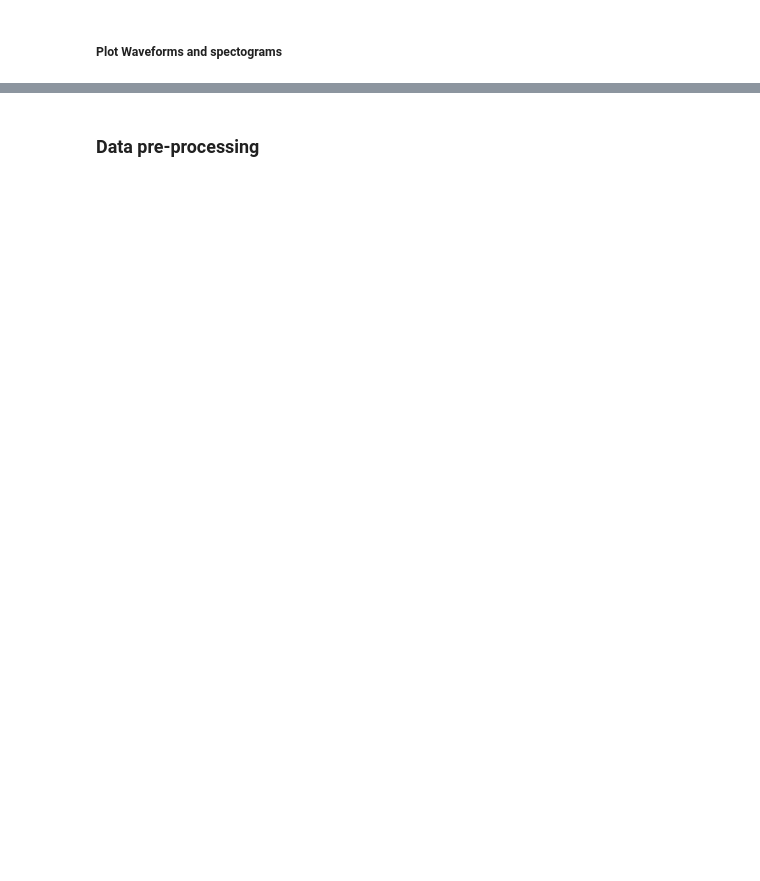
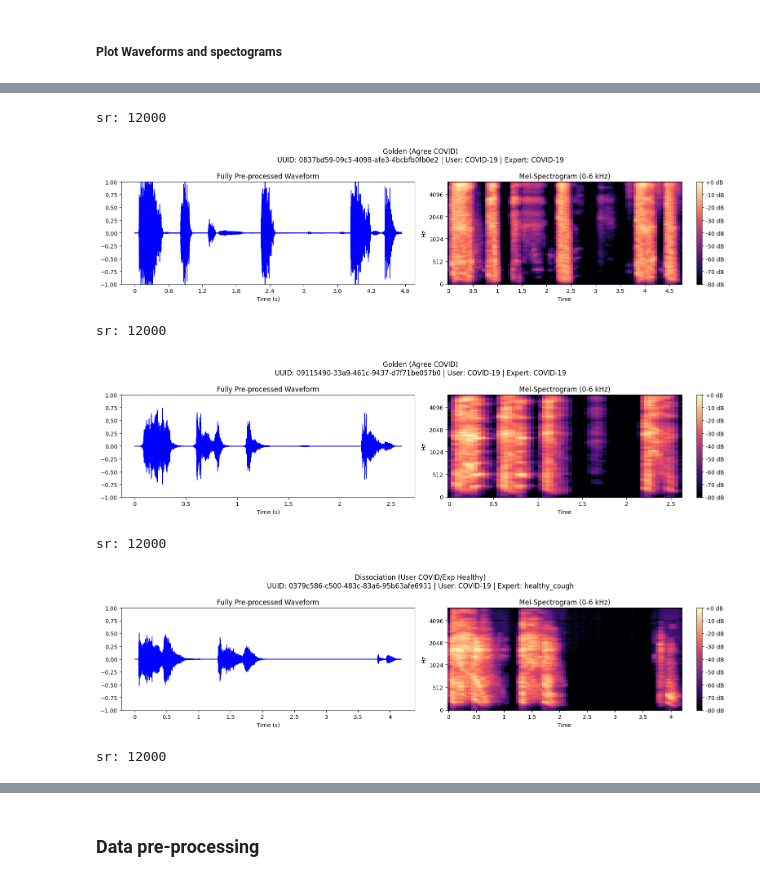
Before and after one commit to HannesBenda/coughvid, a Jupyter notebook: eda_KI4h.ipynb, the cells around one changed output, grey strips where cells are left out. Saved outputs shown, nothing was run; the diff lists cells and outputs as text; code cells hidden in the pictures; blank space fills up the shorter version.

Commit message:
add audio EDA

```diff
--- a/eda_KI4h.ipynb
+++ b/eda_KI4h.ipynb
@@ -23,8 +24,13 @@ filter data based off cough_detected and existence of expert label
 # %%
 work_dir = os.getcwd()
 csv_path = f"{work_dir}/metadata_compiled.csv"
-#audio_path = f"{work_dir}/coughvid_20211012"
-audio_path = f"{work_dir}/08_coughvid"
+audio_path1 = f"{work_dir}/coughvid_20211012"
+audio_path2 = f"D:/uniDev/coughvid_20211012"
+#audio_path = f"{work_dir}/../08_coughvid"
+
+audio_path = audio_path1 if os.path.exists(audio_path1) else audio_path2
+all_files = os.listdir(audio_path)
+
 # load csv
 df = pd.read_csv(csv_path, index_col=0)
 print(f"total datapoints in csv: {len(df)}")
@@ -464,0 +419,71 @@ Error loading 008ba489-31ad-44d8-856b-fcf72369dc46: Digital filter critical freq
+# %%
+def butter_lowpass_filter(data, cutoff, fs, order=5):
+    nyq = 0.5 * fs
+    # Ensure cutoff is slightly below Nyquist to keep scipy happy
+    if cutoff >= nyq:
+        cutoff = nyq * 0.99
+    normal_cutoff = cutoff / nyq
+    b, a = butter(order, normal_cutoff, btype='low', analog=False)
+    return lfilter(b, a, data)
+
+#def load_and_preprocess(file_path, )
+
+def plot_cough_analysis(uuid, category, status, diagnosis):
+    try:
+        # load audio files
+        file_name = [f for f in all_files if f.startswith(uuid) and not f.endswith('.json')][0]
+        file_path = os.path.join(audio_path, file_name)
+
+        # loading while sampling to 12kHz
+        y, sr = librosa.load(file_path, sr=12000)
+        print(f"sr: {sr}")
+
+        # Amplitude Normalization
+        # normalize each entry seperately based off its loudest point to a scale between 1 to -1
+        # this should prevent the model form learning loudness instead of the sound itself
+        if np.max(np.abs(y)) > 0:
+            y = y / np.max(np.abs(y))
+
+        # Lowpass Filtering at 6kHz / 5.9kHz
+        y_lowpass = butter_lowpass_filter(y, cutoff=5900, fs=sr, order=5)
+
+        # Noise / Silence Removal
+        y_trimmed, _ = librosa.effects.trim(y_lowpass, top_db=20)
+
+        # flatten loudness differences between high and low frequencies using pre-emphasis
+        y_filt = librosa.effects.preemphasis(y_trimmed)
+
+        # 6. Plotting
+        fig, (ax1, ax2) = plt.subplots(1, 2, figsize=(16, 4))
+        fig.suptitle(f"{category}\nUUID: {uuid} | User: {status} | Expert: {diagnosis}", fontsize=12)
+
+        # Waveform Display
+        librosa.display.waveshow(y_filt, sr=sr, ax=ax1, color='blue')
+        ax1.set_title("Fully Pre-processed Waveform")
+        ax1.set_xlabel("Time (s)")
+        ax1.set_ylim(-1.0, 1.0) # Confirms amplitude normalization visually
+
+        # Spectrogram Display (fmax altered to max allowable 6000Hz)
+        S = librosa.feature.melspectrogram(y=y_filt, sr=sr, n_mels=128, fmax=6000)
+        S_dB = librosa.power_to_db(S, ref=np.max)
+        img = librosa.display.specshow(S_dB, x_axis='time', y_axis='mel', sr=sr, fmax=6000, ax=ax2)
+        ax2.set_title("Mel-Spectrogram (0-6 kHz)")
+        fig.colorbar(img, ax=ax2, format='%+2.0f dB')
+
+        plt.tight_layout()
+        plt.show()
+
+    except Exception as e:
+        print(f"Could not load {uuid}: {e}")
+
+# Run the analysis loop
+for _, row in selected_samples.iterrows():
+    plot_cough_analysis(row['uuid'], row['category'], row['status'], row['expert_diagnosis'])
+# %% [output]
+sr: 12000
+[figure, added]
+sr: 12000
+[figure, added]
+sr: 12000
+[figure, added]
+sr: 12000
```
Also changed, not shown: parts of 10 cells of this notebook.
